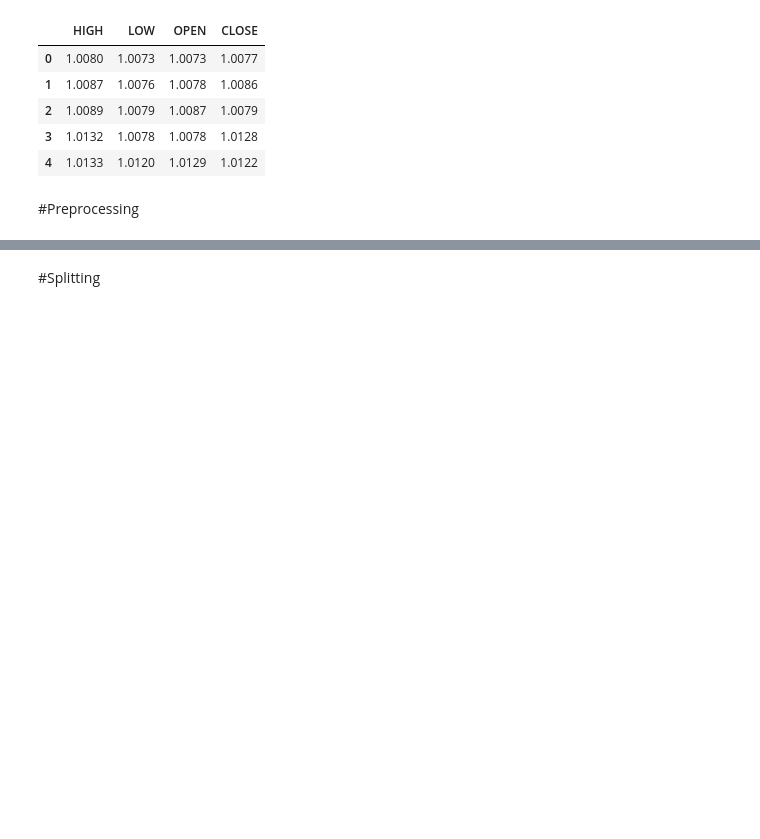
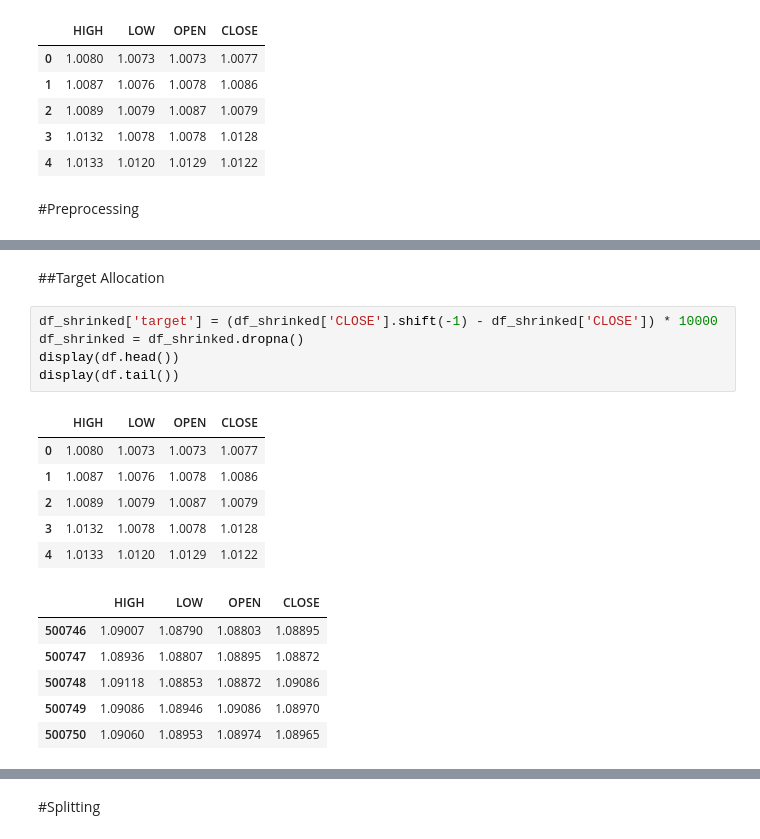
Before and after one commit to FaridRash/eurusd-regression-forecasting, a Jupyter notebook: Farid/Farid_1st.ipynb, the cells around one changed output, grey strips where cells are left out. Saved outputs shown, nothing was run; the diff lists cells and outputs as text; blank space fills up the shorter version.

```diff
--- a/Farid/Farid_1st.ipynb
+++ b/Farid/Farid_1st.ipynb
@@ -152,0 +65,20 @@ display(df_shrinked.tail())
+# %% [markdown]
+##Target Allocation
+# %%
+df_shrinked['target'] = (df_shrinked['CLOSE'].shift(-1) - df_shrinked['CLOSE']) * 10000
+df_shrinked = df_shrinked.dropna()
+display(df.head())
+display(df.tail())
+# %% [output]
+|  | HIGH | LOW | OPEN | CLOSE |
+| 0 | 1.0080 | 1.0073 | 1.0073 | 1.0077 |
+| 1 | 1.0087 | 1.0076 | 1.0078 | 1.0086 |
+| 2 | 1.0089 | 1.0079 | 1.0087 | 1.0079 |
+| 3 | 1.0132 | 1.0078 | 1.0078 | 1.0128 |
+| 4 | 1.0133 | 1.0120 | 1.0129 | 1.0122 |
+|  | HIGH | LOW | OPEN | CLOSE |
+| 500746 | 1.09007 | 1.08790 | 1.08803 | 1.08895 |
+| 500747 | 1.08936 | 1.08807 | 1.08895 | 1.08872 |
+| 500748 | 1.09118 | 1.08853 | 1.08872 | 1.09086 |
+| 500749 | 1.09086 | 1.08946 | 1.09086 | 1.08970 |
+| 500750 | 1.09060 | 1.08953 | 1.08974 | 1.08965 |
```
Also changed, not shown: parts of 23 cells of this notebook.
